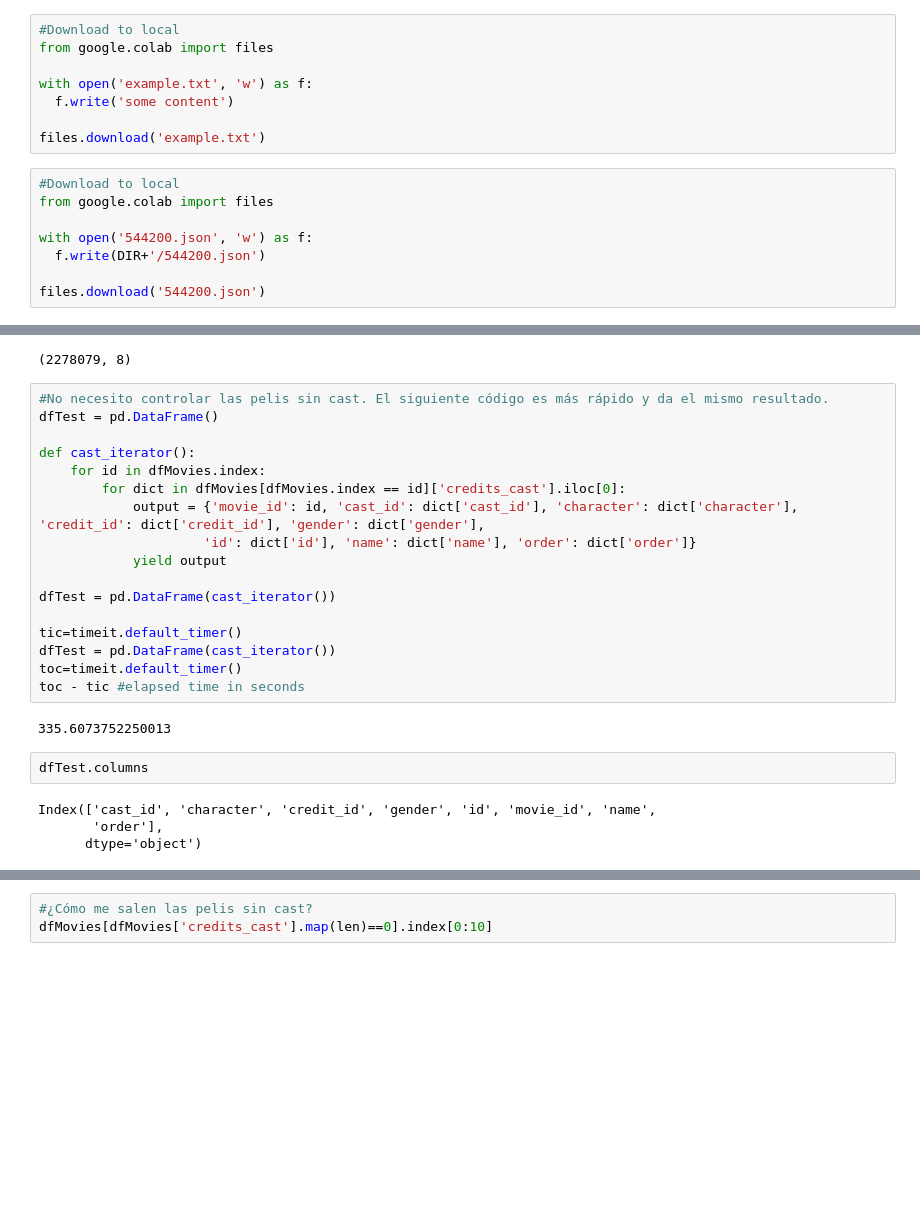
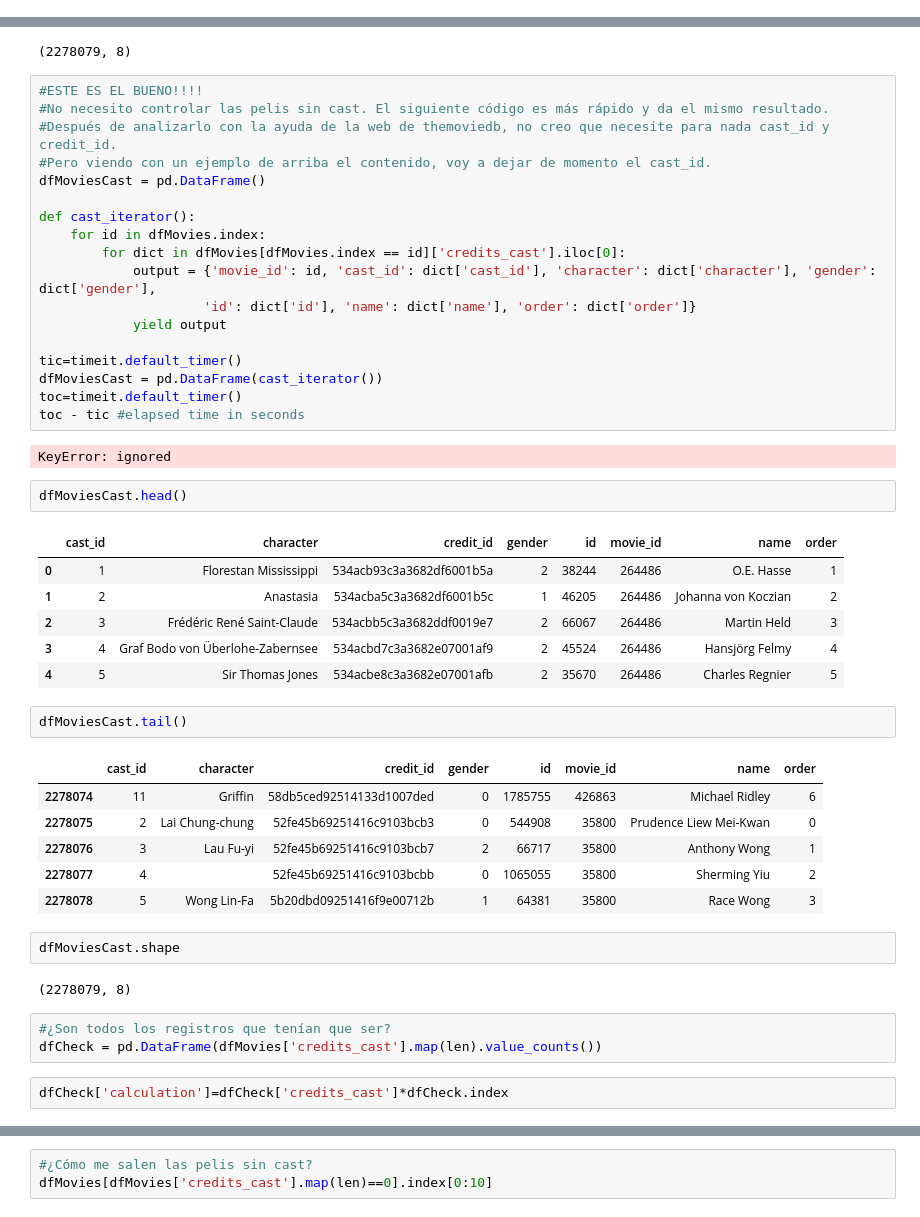
Before and after one commit to mandixbw/Cinema_KeysForSuccess, a Jupyter notebook: 03_Tidying_Movies_Data.ipynb, the cells around one changed output, grey strips where cells are left out. Drawn from its saved outputs; the diff is of its cells as text; blank space fills up the shorter version.

Commit message:
Tidying movies data (work in progress - 2nd update)

```diff
--- a/03_Tidying_Movies_Data.ipynb
+++ b/03_Tidying_Movies_Data.ipynb
@@ -38,16 +17,0 @@ DIR = r"C:\Users\Santiago Rubio\Documents\201803 VII Curso Data Science\TFM\Data
-# %%
-#Download to local
-from google.colab import files
-
-with open('example.txt', 'w') as f:
-  f.write('some content')
-
-files.download('example.txt')
-# %%
-#Download to local
-from google.colab import files
-
-with open('544200.json', 'w') as f:
-  f.write(DIR+'/544200.json')
-
-files.download('544200.json')
@@ -1467,27 +1146,49 @@ dfTest.shape
 # %% [output]
 (2278079, 8)
 # %%
+#ESTE ES EL BUENO!!!!
 #No necesito controlar las pelis sin cast. El siguiente código es más rápido y da el mismo resultado.
-dfTest = pd.DataFrame()
+#Después de analizarlo con la ayuda de la web de themoviedb, no creo que necesite para nada cast_id y credit_id.
+#Pero viendo con un ejemplo de arriba el contenido, voy a dejar de momento el cast_id.
+dfMoviesCast = pd.DataFrame()
 
 def cast_iterator():
     for id in dfMovies.index:
         for dict in dfMovies[dfMovies.index == id]['credits_cast'].iloc[0]:
-            output = {'movie_id': id, 'cast_id': dict['cast_id'], 'character': dict['character'], 'credit_id': dict['credit_id'], 'gender': dict['gender'],
+            output = {'movie_id': id, 'cast_id': dict['cast_id'], 'character': dict['character'], 'gender': dict['gender'],
                      'id': dict['id'], 'name': dict['name'], 'order': dict['order']}
             yield output
 
-dfTest = pd.DataFrame(cast_iterator())
-
 tic=timeit.default_timer()
-dfTest = pd.DataFrame(cast_iterator())
+dfMoviesCast = pd.DataFrame(cast_iterator())
 toc=timeit.default_timer()
 toc - tic #elapsed time in seconds
 # %% [output]
-335.6073752250013
+KeyError: ignored
-# %%
-dfTest.columns
-# %% [output]
-Index(['cast_id', 'character', 'credit_id', 'gender', 'id', 'movie_id', 'name',
-       'order'],
-      dtype='object')
+# %%
+dfMoviesCast.head()
+# %% [output]
+|  | cast_id | character | credit_id | gender | id | movie_id | name | order |
+| 0 | 1 | Florestan Mississippi | 534acb93c3a3682df6001b5a | 2 | 38244 | 264486 | O.E. Hasse | 1 |
+| 1 | 2 | Anastasia | 534acba5c3a3682df6001b5c | 1 | 46205 | 264486 | Johanna von Koczian | 2 |
+| 2 | 3 | Frédéric René Saint-Claude | 534acbb5c3a3682ddf0019e7 | 2 | 66067 | 264486 | Martin Held | 3 |
+| 3 | 4 | Graf Bodo von Überlohe-Zabernsee | 534acbd7c3a3682e07001af9 | 2 | 45524 | 264486 | Hansjörg Felmy | 4 |
+| 4 | 5 | Sir Thomas Jones | 534acbe8c3a3682e07001afb | 2 | 35670 | 264486 | Charles Regnier | 5 |
+# %%
+dfMoviesCast.tail()
+# %% [output]
+|  | cast_id | character | credit_id | gender | id | movie_id | name | order |
+| 2278074 | 11 | Griffin | 58db5ced92514133d1007ded | 0 | 1785755 | 426863 | Michael Ridley | 6 |
+| 2278075 | 2 | Lai Chung-chung | 52fe45b69251416c9103bcb3 | 0 | 544908 | 35800 | Prudence Liew Mei-Kwan | 0 |
+| 2278076 | 3 | Lau Fu-yi | 52fe45b69251416c9103bcb7 | 2 | 66717 | 35800 | Anthony Wong | 1 |
+| 2278077 | 4 |  | 52fe45b69251416c9103bcbb | 0 | 1065055 | 35800 | Sherming Yiu | 2 |
+| 2278078 | 5 | Wong Lin-Fa | 5b20dbd09251416f9e00712b | 1 | 64381 | 35800 | Race Wong | 3 |
+# %%
+dfMoviesCast.shape
+# %% [output]
+(2278079, 8)
+# %%
+#¿Son todos los registros que tenían que ser?
+dfCheck = pd.DataFrame(dfMovies['credits_cast'].map(len).value_counts())
+# %%
+dfCheck['calculation']=dfCheck['credits_cast']*dfCheck.index
```
Also changed, not shown: parts of 123 cells of this notebook.
